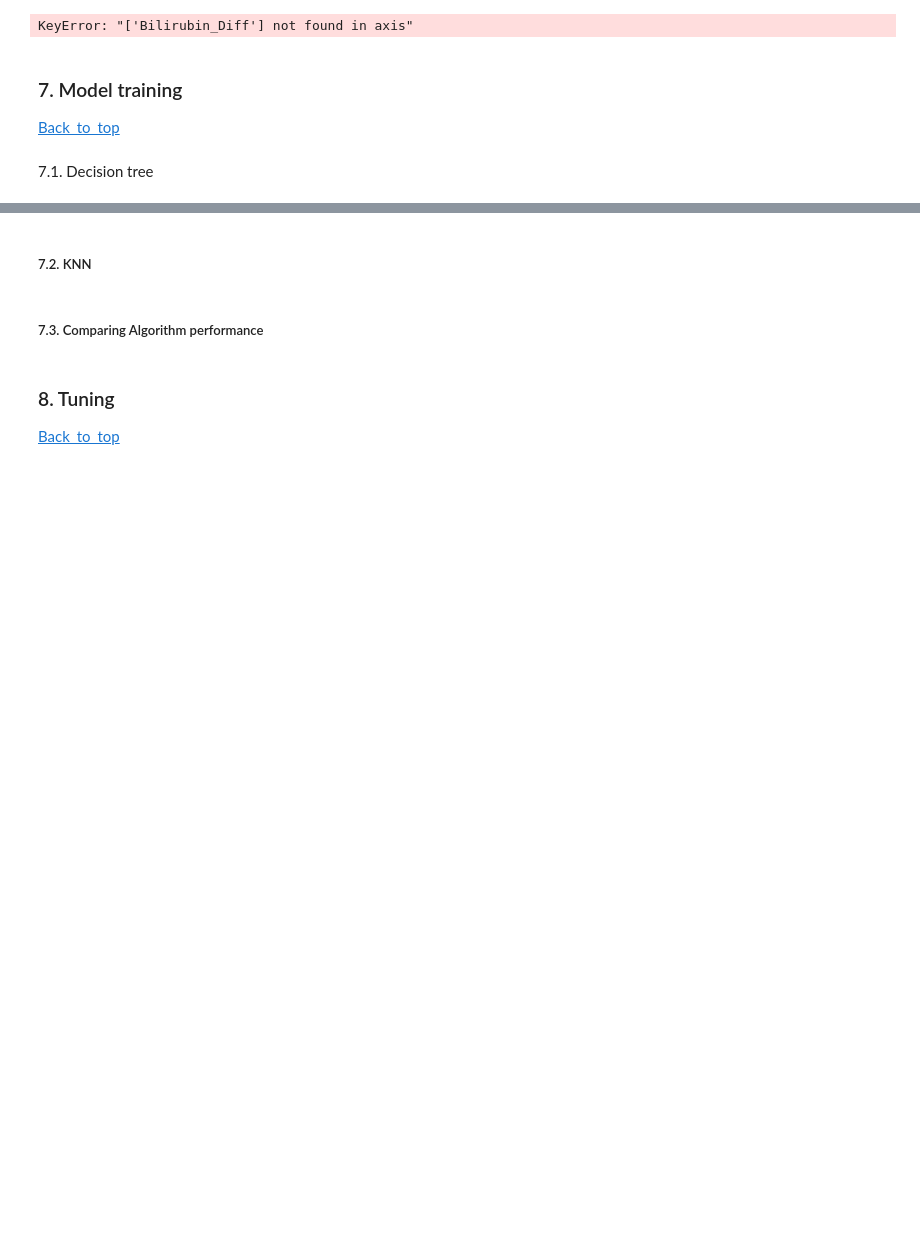
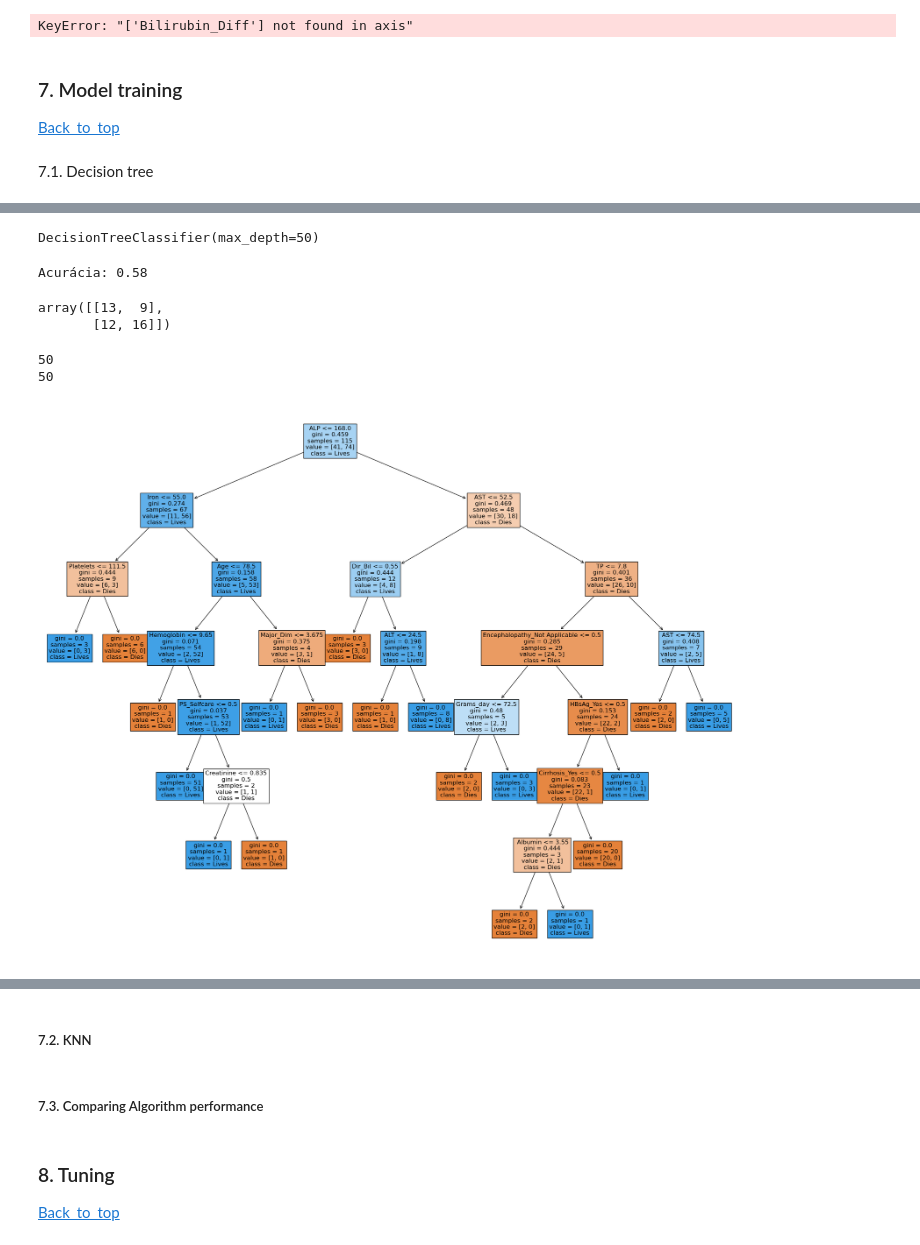
Before and after one commit to baia0107/Assignment2, a Jupyter notebook: final-Copy1A.ipynb, the cells around one changed output, grey strips where cells are left out. Saved outputs shown, nothing was run; the diff lists cells and outputs as text; code cells hidden in the pictures; blank space fills up the shorter version.

```diff
--- a/final-Copy1A.ipynb
+++ b/final-Copy1A.ipynb
@@ -936,0 +872,4 @@ DecisionTreeClassifier(max_depth=3, min_samples_split=3)
+# %%
+clf2.fit(X2_train, y_train)
+# %% [output]
+DecisionTreeClassifier(max_depth=50)
@@ -936,0 +878,31 @@ DecisionTreeClassifier(max_depth=3, min_samples_split=3)
+# %%
+accuracy = accuracy_score(y_test, y_pred)
+print(f'Acurácia: {accuracy}')
+# %% [output]
+Acurácia: 0.58
+# %%
+from sklearn.metrics import confusion_matrix
+confusion_matrix(y_test,y_pred,labels = [0,1])
+# %% [output]
+array([[13,  9],
+       [12, 16]])
+# %%
+print(len(y_test))
+print(len(y_pred))
+# %% [output]
+50
+50
+# %%
+from sklearn import tree
+from matplotlib import pyplot as plt
+
+# Plotar a árvore de decisão
+plt.figure(figsize=(25, 20))
+_ = tree.plot_tree(clf,
+                   feature_names=feature_names,
+                   class_names={0: 'Dies', 1: 'Lives'},
+                   filled=True,
+                   fontsize=12)
+plt.show()
+# %% [output]
+[figure, added]
```
Also changed, not shown: parts of 46 cells of this notebook.
